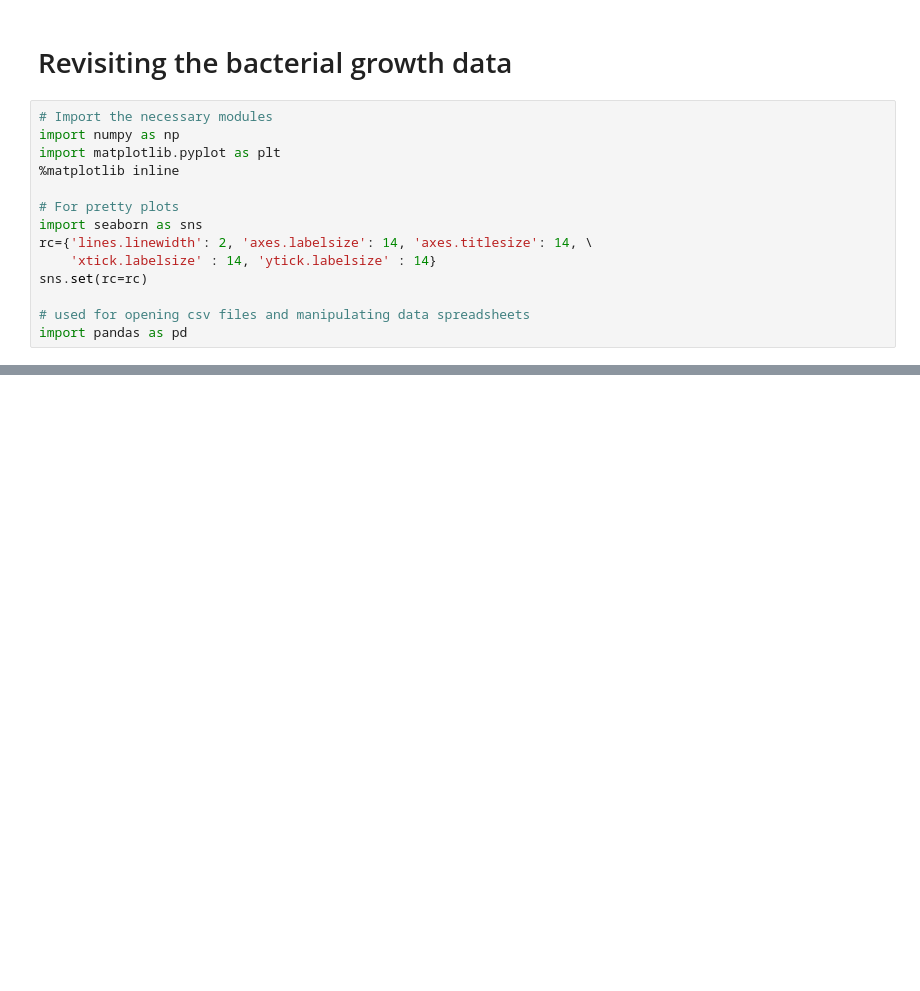
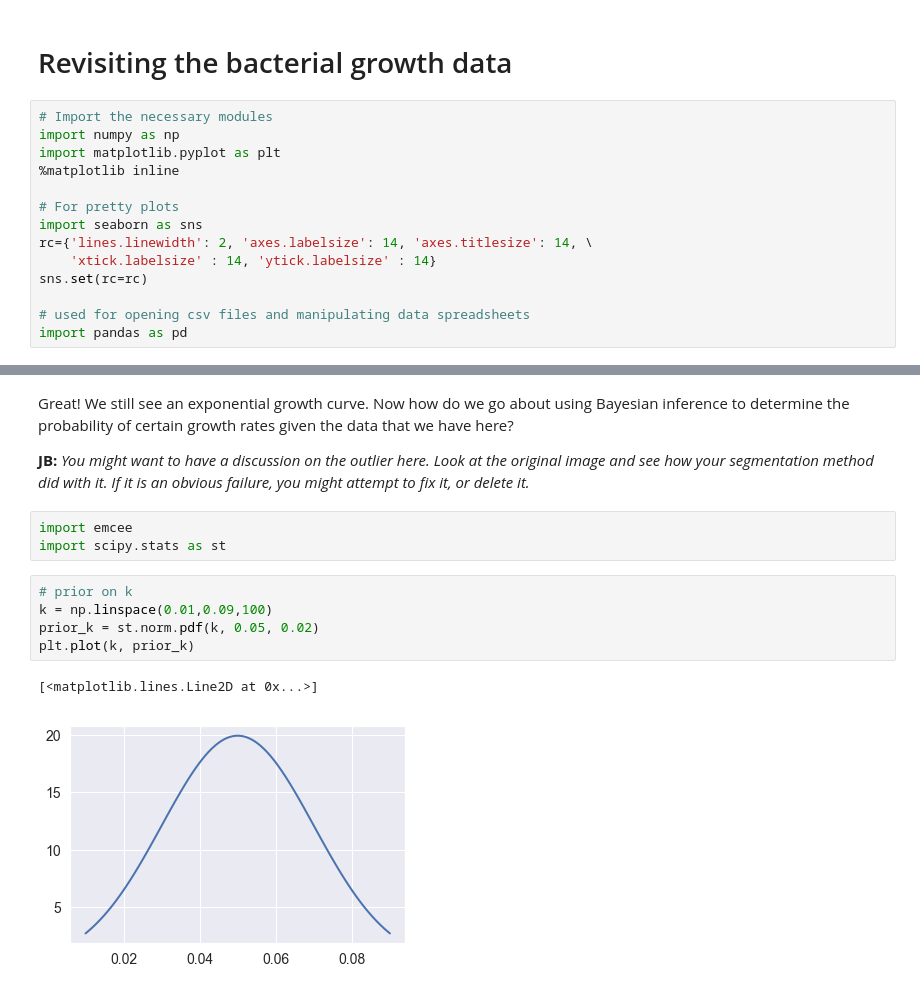
Before and after one commit to RPGroup-PBoC/be262, a Jupyter notebook: code/bacterial_growth_revisted.ipynb, the cells around one changed output, grey strips where cells are left out. Cells and saved outputs as stored; diff of their text form; blank space fills up the shorter version.

```diff
--- a/code/bacterial_growth_revisted.ipynb
+++ b/code/bacterial_growth_revisted.ipynb
@@ -265,0 +71,15 @@ sampler.run_mcmc(p0, 2000)
+# %% [markdown]
+Great! We still see an exponential growth curve. Now how do we go about using Bayesian inference to determine the probability of certain growth rates given the data that we have here?
+
+**JB:** *You might want to have a discussion on the outlier here. Look at the original image and see how your segmentation method did with it. If it is an obvious failure, you might attempt to fix it, or delete it.*
+# %%
+import emcee
+import scipy.stats as st
+# %%
+# prior on k
+k = np.linspace(0.01,0.09,100)
+prior_k = st.norm.pdf(k, 0.05, 0.02)
+plt.plot(k, prior_k)
+# %% [output]
+[<matplotlib.lines.Line2D at 0x...>]
+[figure, added]
```
Also changed, not shown: parts of 34 cells of this notebook, 6 other files.
